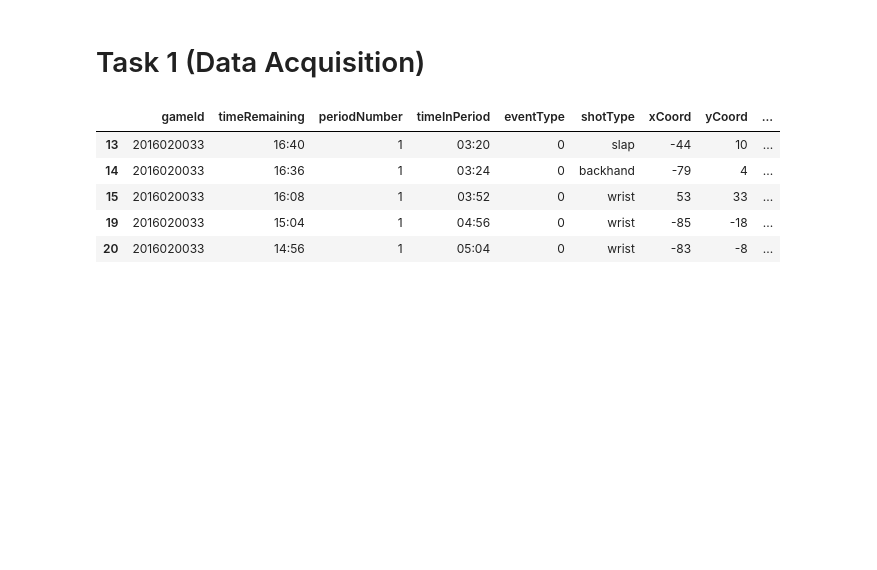
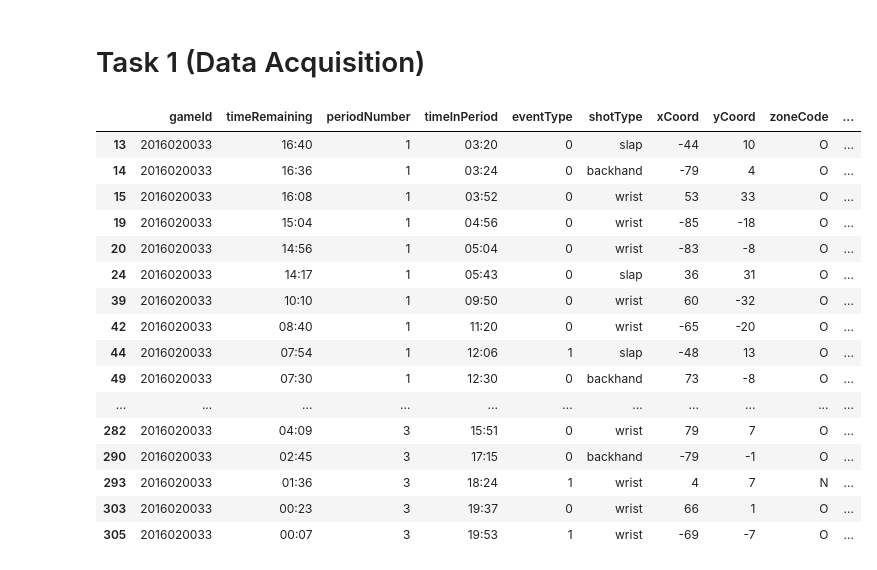
Before and after one commit to rajamatt/ift6758-project, a Jupyter notebook: notebooks/Task 1.ipynb, the cells around one changed output. Drawn from its saved outputs; the diff is of its cells as text; code cells hidden in the pictures; blank space fills up the shorter version.

```diff
--- a/notebooks/Task 1.ipynb
+++ b/notebooks/Task 1.ipynb
@@ -8,16 +8,27 @@ data_fetcher.fetch_raw_game_data('2016020033')
 # %%
 from ift6758.data.nhl_data_parser import NHLDataParser
 
 data_parser = NHLDataParser()
 df = data_parser.get_shot_and_goal_pbp_df('2016020033')
-df.head(5)
+df
 # %% [output]
-|  | gameId | timeRemaining | periodNumber | timeInPeriod | eventType | shotType | xCoord | yCoord | ... |
-| 13 | 2016020033 | 16:40 | 1 | 03:20 | 0 | slap | -44 | 10 | ... |
-| 14 | 2016020033 | 16:36 | 1 | 03:24 | 0 | backhand | -79 | 4 | ... |
-| 15 | 2016020033 | 16:08 | 1 | 03:52 | 0 | wrist | 53 | 33 | ... |
-| 19 | 2016020033 | 15:04 | 1 | 04:56 | 0 | wrist | -85 | -18 | ... |
-| 20 | 2016020033 | 14:56 | 1 | 05:04 | 0 | wrist | -83 | -8 | ... |
+|  | gameId | timeRemaining | periodNumber | timeInPeriod | eventType | shotType | xCoord | yCoord | zoneCode | ... |
+| 13 | 2016020033 | 16:40 | 1 | 03:20 | 0 | slap | -44 | 10 | O | ... |
+| 14 | 2016020033 | 16:36 | 1 | 03:24 | 0 | backhand | -79 | 4 | O | ... |
+| 15 | 2016020033 | 16:08 | 1 | 03:52 | 0 | wrist | 53 | 33 | O | ... |
+| 19 | 2016020033 | 15:04 | 1 | 04:56 | 0 | wrist | -85 | -18 | O | ... |
+| 20 | 2016020033 | 14:56 | 1 | 05:04 | 0 | wrist | -83 | -8 | O | ... |
+| 24 | 2016020033 | 14:17 | 1 | 05:43 | 0 | slap | 36 | 31 | O | ... |
+| 39 | 2016020033 | 10:10 | 1 | 09:50 | 0 | wrist | 60 | -32 | O | ... |
+| 42 | 2016020033 | 08:40 | 1 | 11:20 | 0 | wrist | -65 | -20 | O | ... |
+| 44 | 2016020033 | 07:54 | 1 | 12:06 | 1 | slap | -48 | 13 | O | ... |
+| 49 | 2016020033 | 07:30 | 1 | 12:30 | 0 | backhand | 73 | -8 | O | ... |
+| ... | ... | ... | ... | ... | ... | ... | ... | ... | ... | ... |
+| 282 | 2016020033 | 04:09 | 3 | 15:51 | 0 | wrist | 79 | 7 | O | ... |
+| 290 | 2016020033 | 02:45 | 3 | 17:15 | 0 | backhand | -79 | -1 | O | ... |
+| 293 | 2016020033 | 01:36 | 3 | 18:24 | 1 | wrist | 4 | 7 | N | ... |
+| 303 | 2016020033 | 00:23 | 3 | 19:37 | 0 | wrist | 66 | 1 | O | ... |
+| 305 | 2016020033 | 00:07 | 3 | 19:53 | 1 | wrist | -69 | -7 | O | ... |
 # %%
 season = 2016
 season_df = data_parser.get_shot_and_goal_pbp_df_for_season(season)
```
Also changed, not shown: 1 other file.
